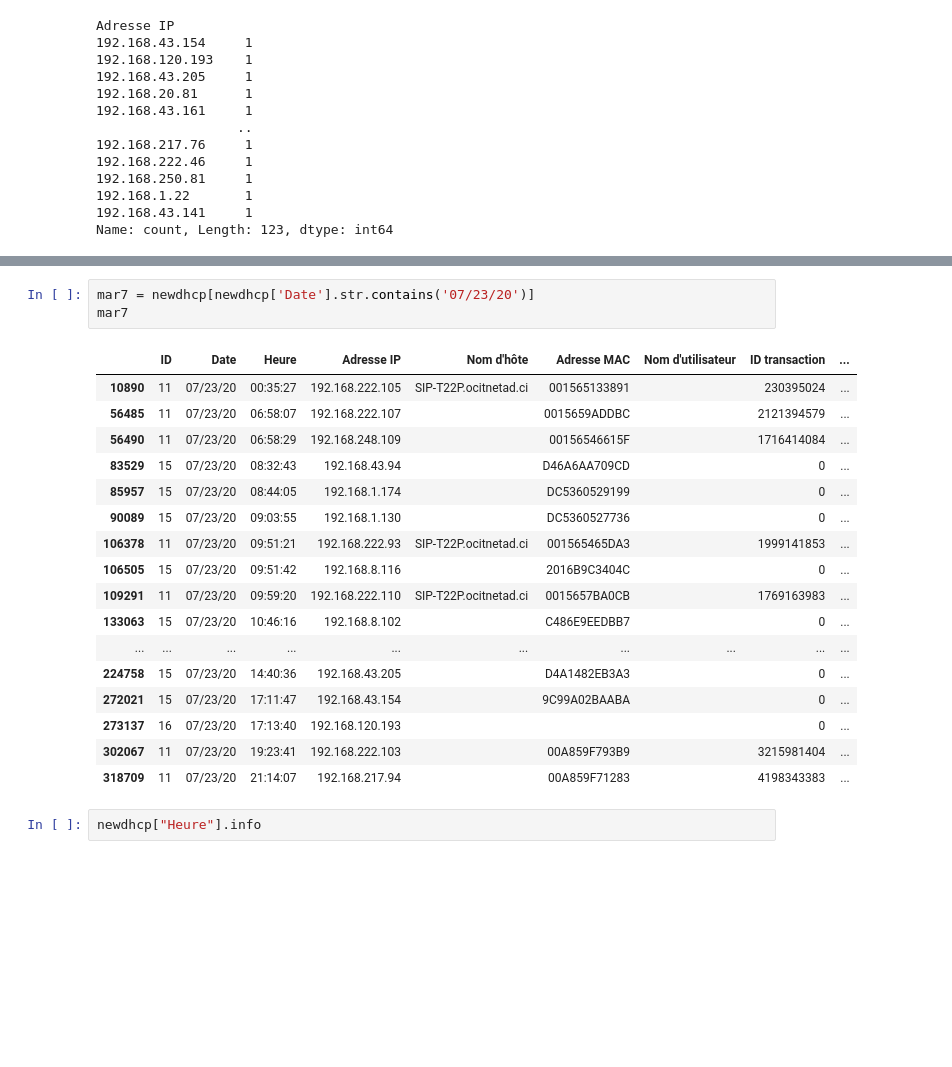
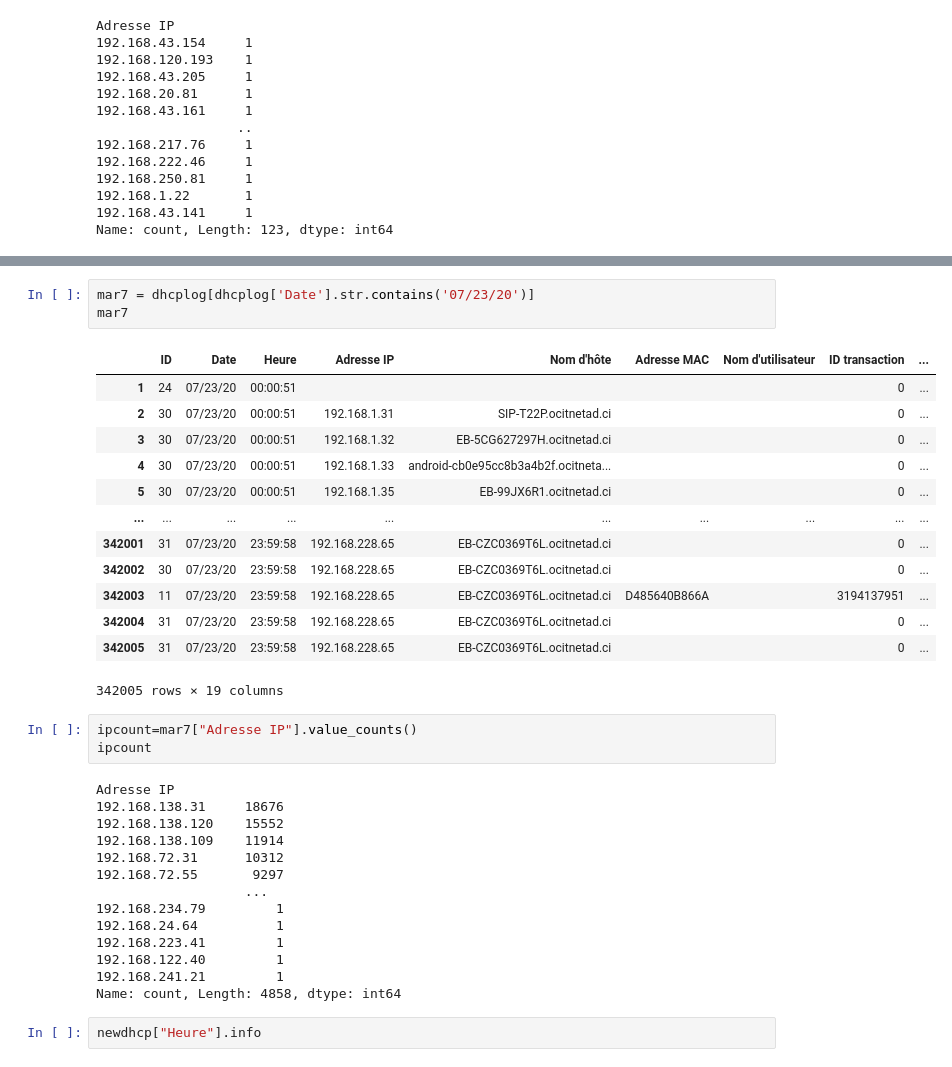
Before and after one commit to Catamaran23/PT2, a Jupyter notebook: first.ipynb, the cells around one changed output, grey strips where cells are left out. Saved outputs shown, nothing was run; the diff lists cells and outputs as text; blank space fills up the shorter version.

```diff
--- a/first.ipynb
+++ b/first.ipynb
@@ -590,24 +592,37 @@ newdhcp
 # %%
-mar7 = newdhcp[newdhcp['Date'].str.contains('07/23/20')]
+mar7 = dhcplog[dhcplog['Date'].str.contains('07/23/20')]
 mar7
 # %% [output]
 |  | ID | Date | Heure | Adresse IP | Nom d'hôte | Adresse MAC | Nom d'utilisateur | ID transaction | ... |
-| 10890 | 11 | 07/23/20 | 00:35:27 | 192.168.222.105 | SIP-T22P.ocitnetad.ci | 001565133891 |  | 230395024 | ... |
-| 56485 | 11 | 07/23/20 | 06:58:07 | 192.168.222.107 |  | 0015659ADDBC |  | 2121394579 | ... |
-| 56490 | 11 | 07/23/20 | 06:58:29 | 192.168.248.109 |  | 00156546615F |  | 1716414084 | ... |
-| 83529 | 15 | 07/23/20 | 08:32:43 | 192.168.43.94 |  | D46A6AA709CD |  | 0 | ... |
-| 85957 | 15 | 07/23/20 | 08:44:05 | 192.168.1.174 |  | DC5360529199 |  | 0 | ... |
-| 90089 | 15 | 07/23/20 | 09:03:55 | 192.168.1.130 |  | DC5360527736 |  | 0 | ... |
-| 106378 | 11 | 07/23/20 | 09:51:21 | 192.168.222.93 | SIP-T22P.ocitnetad.ci | 001565465DA3 |  | 1999141853 | ... |
-| 106505 | 15 | 07/23/20 | 09:51:42 | 192.168.8.116 |  | 2016B9C3404C |  | 0 | ... |
-| 109291 | 11 | 07/23/20 | 09:59:20 | 192.168.222.110 | SIP-T22P.ocitnetad.ci | 0015657BA0CB |  | 1769163983 | ... |
-| 133063 | 15 | 07/23/20 | 10:46:16 | 192.168.8.102 |  | C486E9EEDBB7 |  | 0 | ... |
+| 1 | 24 | 07/23/20 | 00:00:51 |  |  |  |  | 0 | ... |
+| 2 | 30 | 07/23/20 | 00:00:51 | 192.168.1.31 | SIP-T22P.ocitnetad.ci |  |  | 0 | ... |
+| 3 | 30 | 07/23/20 | 00:00:51 | 192.168.1.32 | EB-5CG627297H.ocitnetad.ci |  |  | 0 | ... |
+| 4 | 30 | 07/23/20 | 00:00:51 | 192.168.1.33 | android-cb0e95cc8b3a4b2f.ocitneta... |  |  | 0 | ... |
+| 5 | 30 | 07/23/20 | 00:00:51 | 192.168.1.35 | EB-99JX6R1.ocitnetad.ci |  |  | 0 | ... |
 | ... | ... | ... | ... | ... | ... | ... | ... | ... | ... |
-| 224758 | 15 | 07/23/20 | 14:40:36 | 192.168.43.205 |  | D4A1482EB3A3 |  | 0 | ... |
-| 272021 | 15 | 07/23/20 | 17:11:47 | 192.168.43.154 |  | 9C99A02BAABA |  | 0 | ... |
-| 273137 | 16 | 07/23/20 | 17:13:40 | 192.168.120.193 |  |  |  | 0 | ... |
-| 302067 | 11 | 07/23/20 | 19:23:41 | 192.168.222.103 |  | 00A859F793B9 |  | 3215981404 | ... |
-| 318709 | 11 | 07/23/20 | 21:14:07 | 192.168.217.94 |  | 00A859F71283 |  | 4198343383 | ... |
+| 342001 | 31 | 07/23/20 | 23:59:58 | 192.168.228.65 | EB-CZC0369T6L.ocitnetad.ci |  |  | 0 | ... |
+| 342002 | 30 | 07/23/20 | 23:59:58 | 192.168.228.65 | EB-CZC0369T6L.ocitnetad.ci |  |  | 0 | ... |
+| 342003 | 11 | 07/23/20 | 23:59:58 | 192.168.228.65 | EB-CZC0369T6L.ocitnetad.ci | D485640B866A |  | 3194137951 | ... |
+| 342004 | 31 | 07/23/20 | 23:59:58 | 192.168.228.65 | EB-CZC0369T6L.ocitnetad.ci |  |  | 0 | ... |
+| 342005 | 31 | 07/23/20 | 23:59:58 | 192.168.228.65 | EB-CZC0369T6L.ocitnetad.ci |  |  | 0 | ... |
+342005 rows × 19 columns
+# %%
+ipcount=mar7["Adresse IP"].value_counts()
+ipcount
+# %% [output]
+Adresse IP
+192.168.138.31     18676
+192.168.138.120    15552
+192.168.138.109    11914
+192.168.72.31      10312
+192.168.72.55       9297
+                   ...
+192.168.234.79         1
+192.168.24.64          1
+192.168.223.41         1
+192.168.122.40         1
+192.168.241.21         1
+Name: count, Length: 4858, dtype: int64
 # %%
 newdhcp["Heure"].info
 # %% [output]
```
Also changed, not shown: parts of 5 cells of this notebook, 1 other file.
